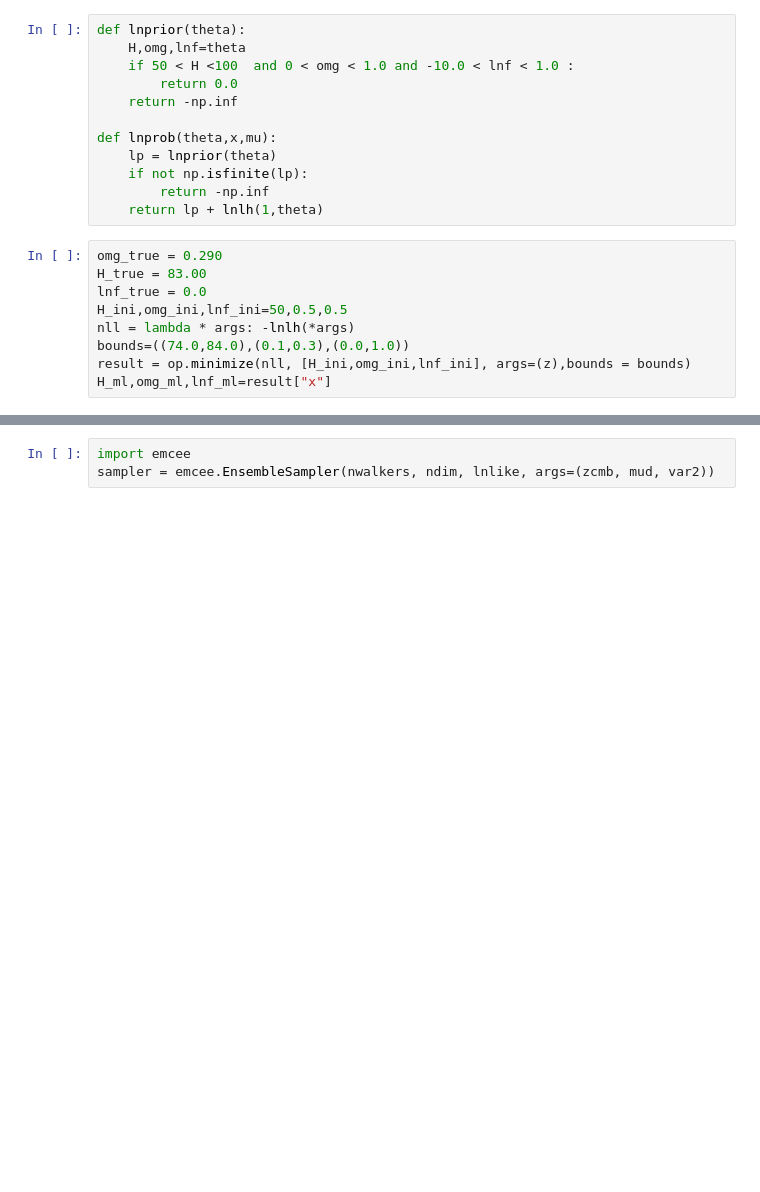
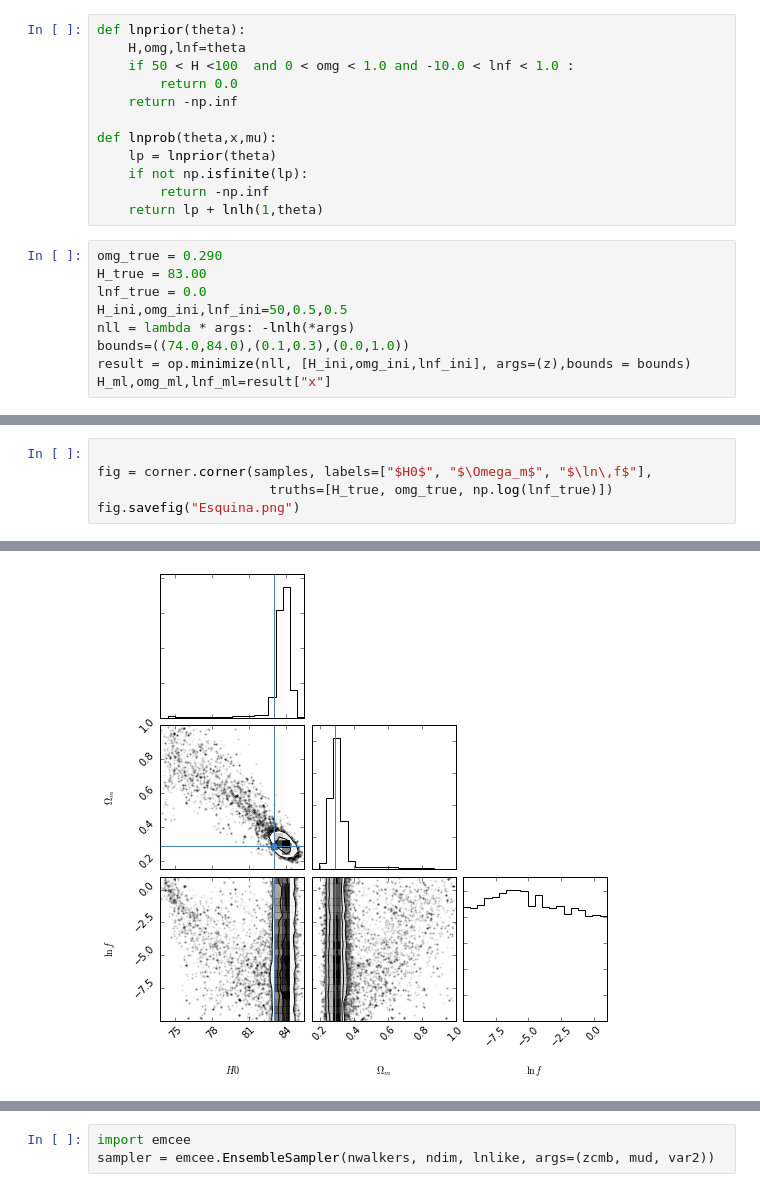
Before and after one commit to CosmoStats/projectofinal1-2018-all, a Jupyter notebook: f_project.ipynb, the cells around one changed output, grey strips where cells are left out. Saved outputs shown, nothing was run; the diff lists cells and outputs as text; blank space fills up the shorter version.

```diff
--- a/f_project.ipynb
+++ b/f_project.ipynb
@@ -208,0 +326,6 @@ H_ml,omg_ml,lnf_ml=result["x"]
+# %%
+
+fig = corner.corner(samples, labels=["$H0$", "$\Omega_m$", "$\ln\,f$"],
+                      truths=[H_true, omg_true, np.log(lnf_true)])
+fig.savefig("Esquina.png")
+# %% [output]
@@ -208,0 +333 @@ H_ml,omg_ml,lnf_ml=result["x"]
+[figure, added]
```
Also changed, not shown: parts of 29 cells of this notebook, 2 other files.
